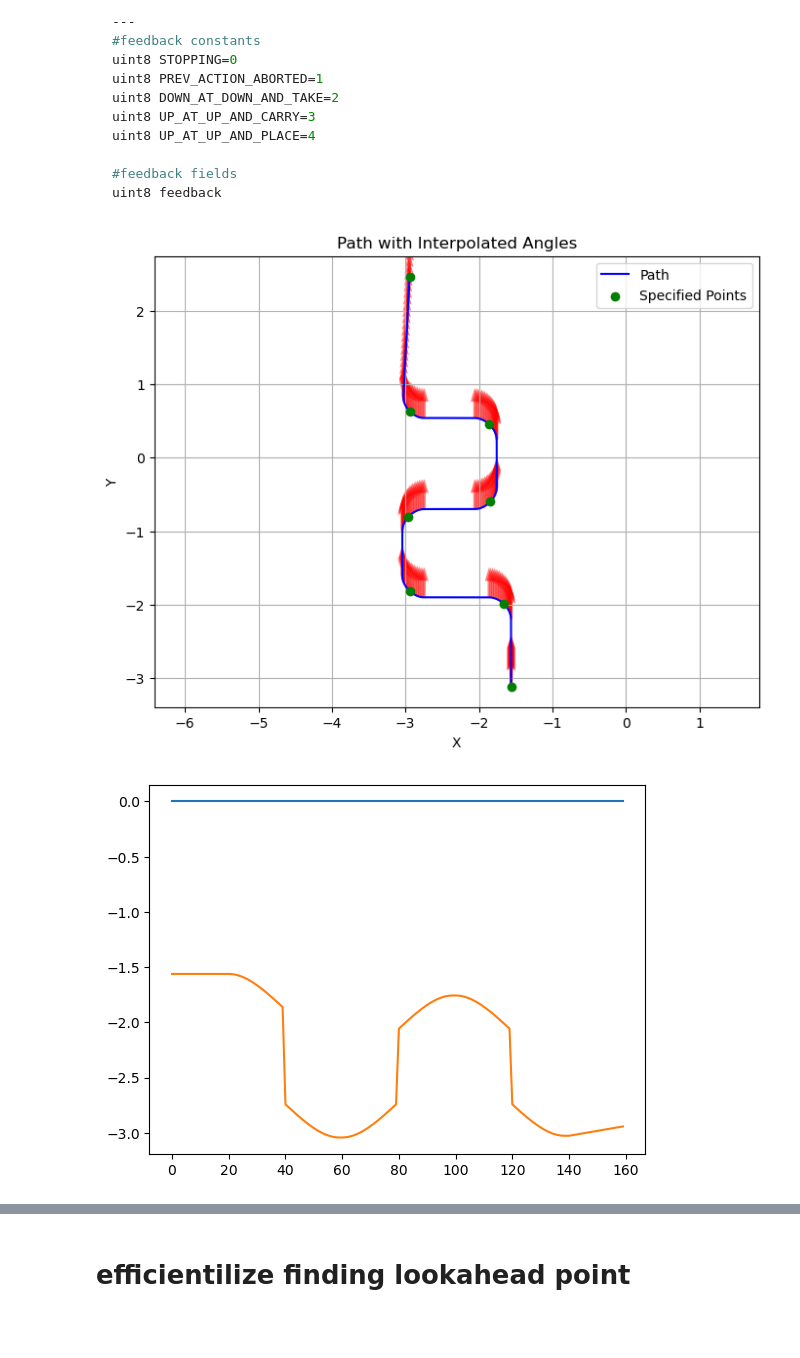
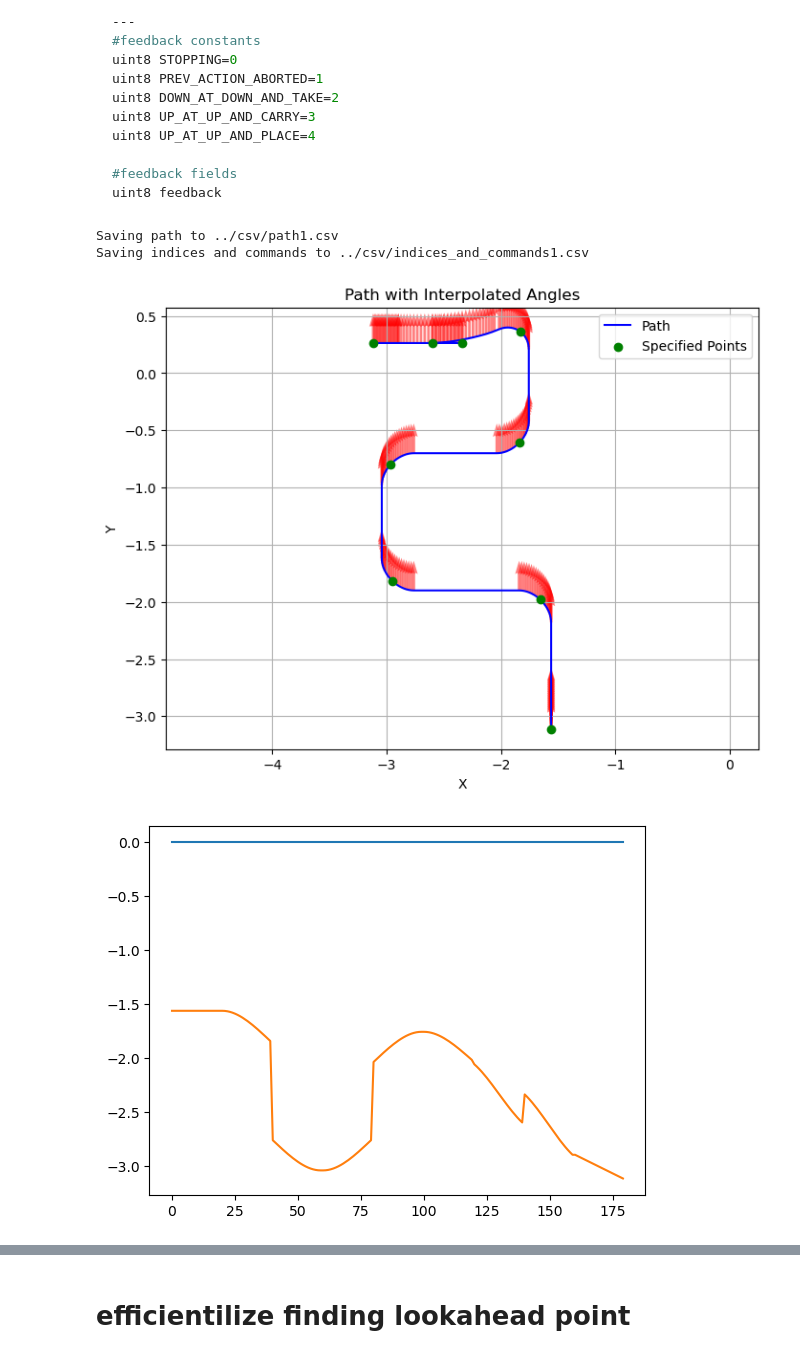
Before and after one commit to NeyagawaRobocons/chassis_haru_robo2024, a Jupyter notebook: pure_pursuit/pure_pursuit/pure_pursuit_test.ipynb, the cells around one changed output, grey strips where cells are left out. Cells and saved outputs as stored; diff of their text form; code cells hidden in the pictures; blank space fills up the shorter version.

```diff
--- a/pure_pursuit/pure_pursuit/pure_pursuit_test.ipynb
+++ b/pure_pursuit/pure_pursuit/pure_pursuit_test.ipynb
@@ -380,7 +380,7 @@ def extract_indices(
     ])
     return indices
 
-def generate_and_save_path(poses, commands, radius: float) -> None:
+def generate_and_save_path(poses, commands, radius: float, path_number: int) -> None:
     # description: generate path and save it to a file
     specified_points = np.array([[item[0], item[1]] for item in poses])
     specified_angles = np.array([item[2] for item in poses])
@@ -391,9 +391,15 @@ def generate_and_save_path(poses, commands, radius: float) -> None:
     data_to_save = np.hstack((path, angles.reshape(-1, 1)))
     indices_and_commands = np.hstack((indices.reshape(-1, 1), commands))
 
+    path_file = f"../csv/path{path_number}.csv"
+    indices_and_commands_file = f"../csv/indices_and_commands{path_number}.csv"
+
+    print(f"Saving path to {path_file}")
+    print(f"Saving indices and commands to {indices_and_commands_file}")
+
     # CSVファイルに保存
-    np.savetxt("../csv/path.csv", data_to_save, delimiter=",", fmt='%s', comments='', header='x,y,theta')
-    np.savetxt("../csv/indices_and_commands.csv", indices_and_commands, delimiter=",", fmt='%s', comments='', header='index,command1,command2,command3')
+    np.savetxt(path_file, data_to_save, delimiter=",", fmt='%s', comments='', header='x,y,theta')
+    np.savetxt(indices_and_commands_file, indices_and_commands, delimiter=",", fmt='%s', comments='', header='index,command1,command2,command3,set_pose_flag')
 
     plt.figure(figsize=(8, 6))
     plt.quiver(path[:, 0], path[:, 1], -np.sin(angles), np.cos(angles), scale=20, color='r', alpha=0.5)
@@ -408,8 +414,8 @@ def generate_and_save_path(poses, commands, radius: float) -> None:
     plt.grid(True)
     plt.show()
 
-    plt.plot(angles)
-    plt.plot(path[:, 0])
+    plt.plot(angles, label='Interpolated Angles')
+    plt.plot(path[:, 0], label='X')
 # %% [markdown]
 ## mecha_control package actions
 # %% [markdown]
@@ -504,29 +510,33 @@ uint8 feedback
 # %%
 poses = np.array([
     [1.562, -3.112, 0.0],
     [1.562, -3.112 + 1.212, 0.0],
     [1.562 + 1.481, -3.112 + 1.212, 0.0],
     [1.562 + 1.481, -3.112 + 2.412, 0.0],
     [1.562 + 1.481 - 1.286, -3.112 + 2.412, 0.0],
-    [1.562 + 1.481 - 1.286, -3.112 + 3.650, 0.0],
-    [1.562 + 1.481, -3.112 + 3.650, 0.0],
-    [2.943, -3.112 + 5.574, 0.0],
+    [1.562 + 1.481 - 1.286, -3.112 + 3.6, 0.0],
+    [3.118 - 0.8, 0.26312, 0.0],
+    [3.118 - 0.5, 0.26312, 0.0],
+    [3.118, 0.26312, 0.0],
 ])
 
 poses[:,0] = -poses[:,0]
 
-commands = np.array([ # daiza_state, hina_state, bonbori_state
-    [0, 0, False],
-    [0, 1, False],
-    [0, 2, False],
-    [0, 2, False],
-    [0, 2, False],
-    [0, 2, False],
-    [0, 2, False],
-    [0, 2, False],
+commands = np.array([ # daiza_state, hina_state, bonbori_state, set_pose_flag
+    [0, 1, False, False],
+    [0, 0, False, False],
+    [0, 0, False, False],
+    [0, 0, False, False],
+    [0, 0, False, False],
+    [0, 0, False, False],
+    [0, 0, False, True],
+    [0, 0, False, True],
+    [0, 0, False, True],
 ])
 
-generate_and_save_path(poses, commands, radius = 0.3)
+generate_and_save_path(poses, commands, radius=0.28, path_number=1)
 # %% [output]
+Saving path to ../csv/path1.csv
+Saving indices and commands to ../csv/indices_and_commands1.csv
-[figure, old version]
+[figure, new version]
-[figure, old version]
+[figure, new version]
```
Also changed, not shown: parts of 8 cells of this notebook, 8 other files.
